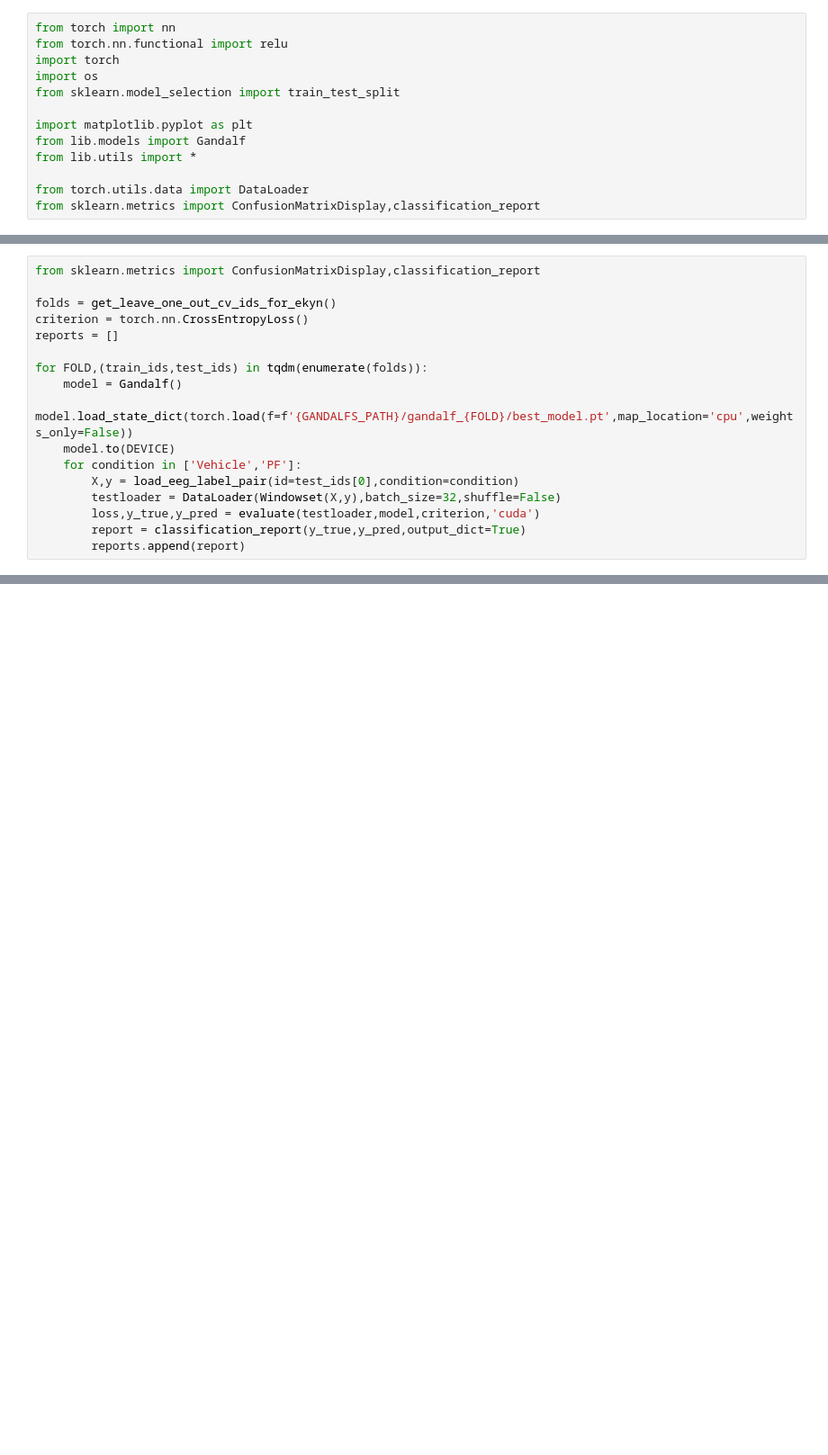
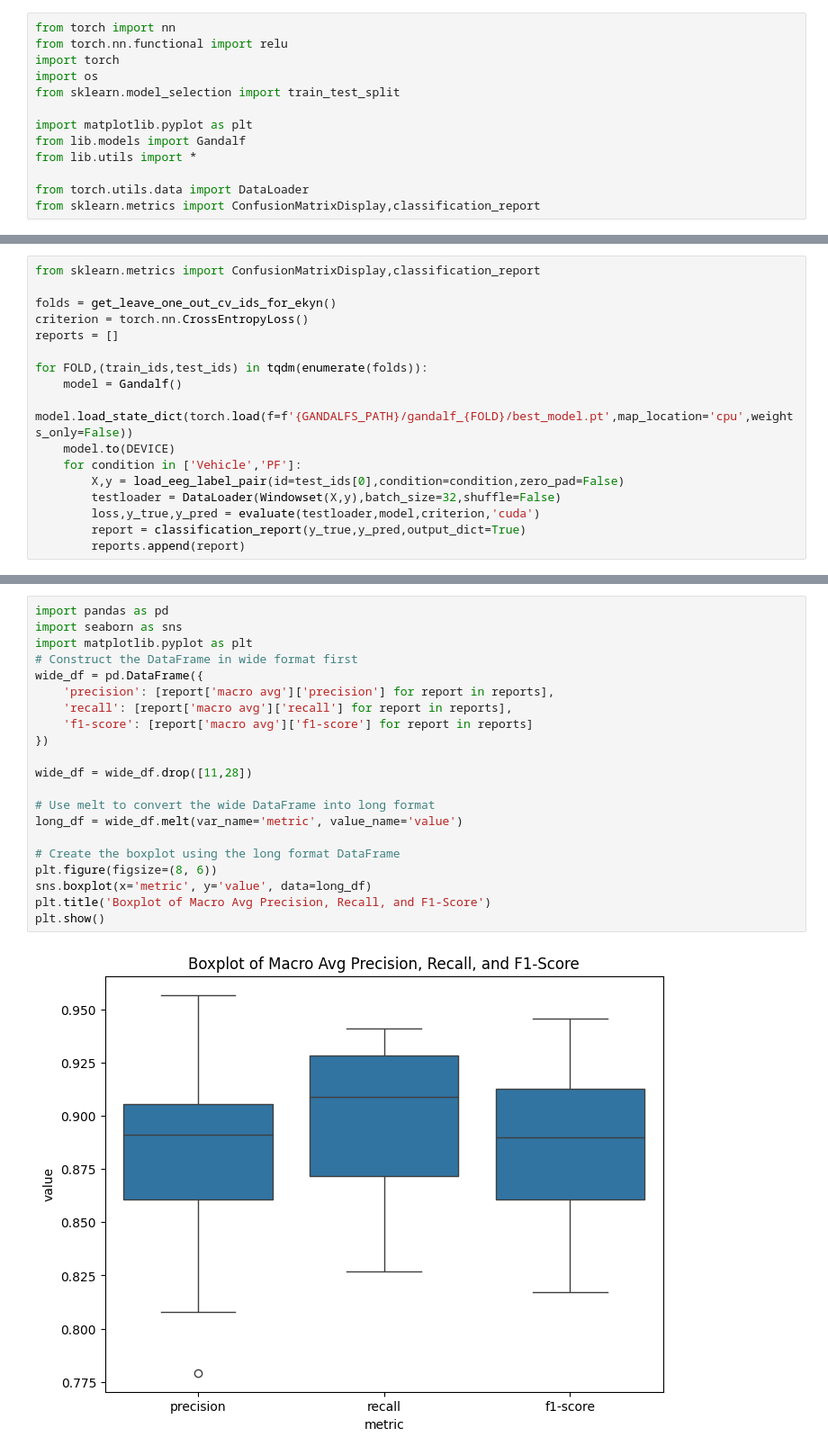
Before and after one commit to smithandrewk/sleep_ml, a Jupyter notebook: eval_gandalf.ipynb, the cells around one changed output, grey strips where cells are left out. Shown at 90% size. Drawn from its saved outputs; the diff is of its cells as text; blank space fills up the shorter version.

```diff
--- a/eval_gandalf.ipynb
+++ b/eval_gandalf.ipynb
@@ -42,7 +63,7 @@ for FOLD,(train_ids,test_ids) in tqdm(enumerate(folds)):
     model.load_state_dict(torch.load(f=f'{GANDALFS_PATH}/gandalf_{FOLD}/best_model.pt',map_location='cpu',weights_only=False))
     model.to(DEVICE)
     for condition in ['Vehicle','PF']:
-        X,y = load_eeg_label_pair(id=test_ids[0],condition=condition)
+        X,y = load_eeg_label_pair(id=test_ids[0],condition=condition,zero_pad=False)
         testloader = DataLoader(Windowset(X,y),batch_size=32,shuffle=False)
         loss,y_true,y_pred = evaluate(testloader,model,criterion,'cuda')
         report = classification_report(y_true,y_pred,output_dict=True)
@@ -51,0 +75,23 @@ for FOLD,(train_ids,test_ids) in tqdm(enumerate(folds)):
+# %%
+import pandas as pd
+import seaborn as sns
+import matplotlib.pyplot as plt
+# Construct the DataFrame in wide format first
+wide_df = pd.DataFrame({
+    'precision': [report['macro avg']['precision'] for report in reports],
+    'recall': [report['macro avg']['recall'] for report in reports],
+    'f1-score': [report['macro avg']['f1-score'] for report in reports]
+})
+
+wide_df = wide_df.drop([11,28])
+
+# Use melt to convert the wide DataFrame into long format
+long_df = wide_df.melt(var_name='metric', value_name='value')
+
+# Create the boxplot using the long format DataFrame
+plt.figure(figsize=(8, 6))
+sns.boxplot(x='metric', y='value', data=long_df)
+plt.title('Boxplot of Macro Avg Precision, Recall, and F1-Score')
+plt.show()
+# %% [output]
+[figure, added]
```
Also changed, not shown: parts of 6 cells of this notebook, 1 other file.
